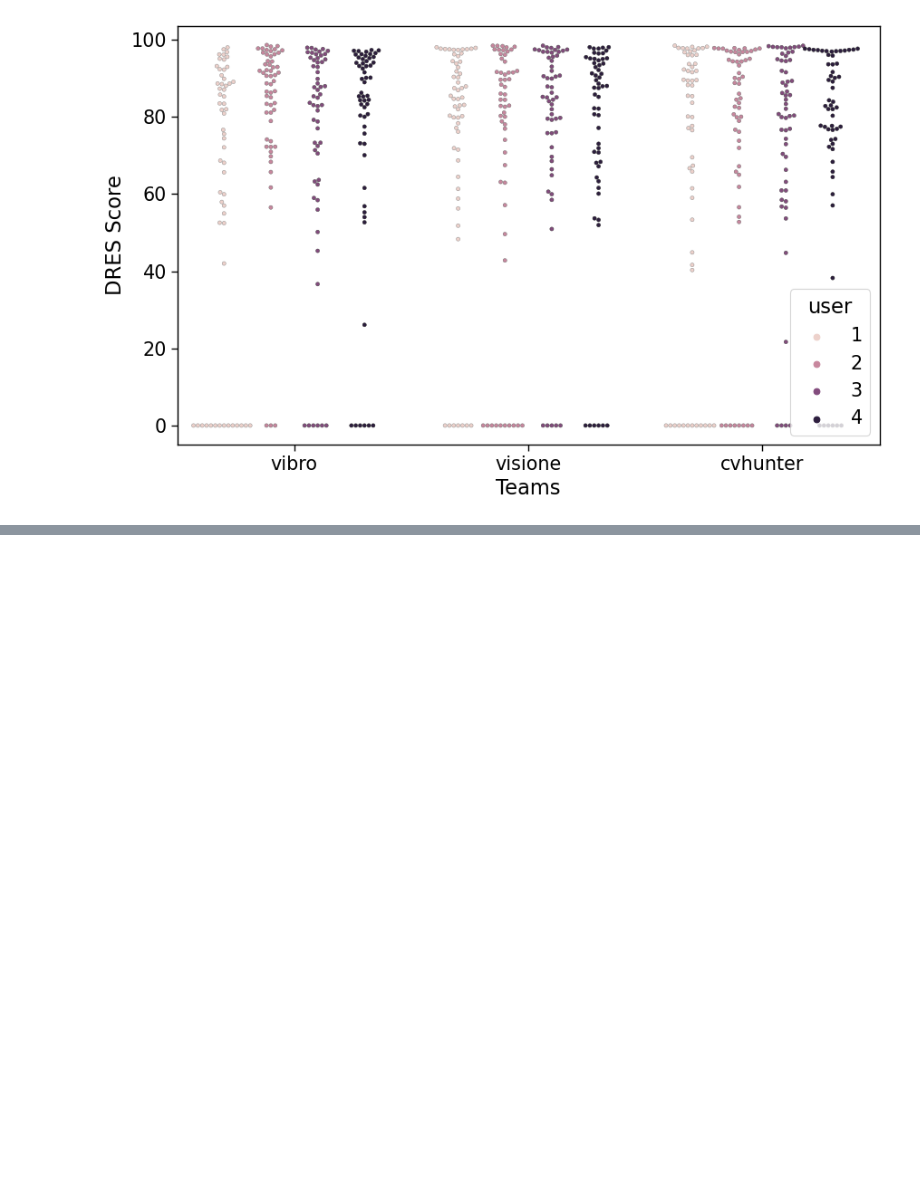
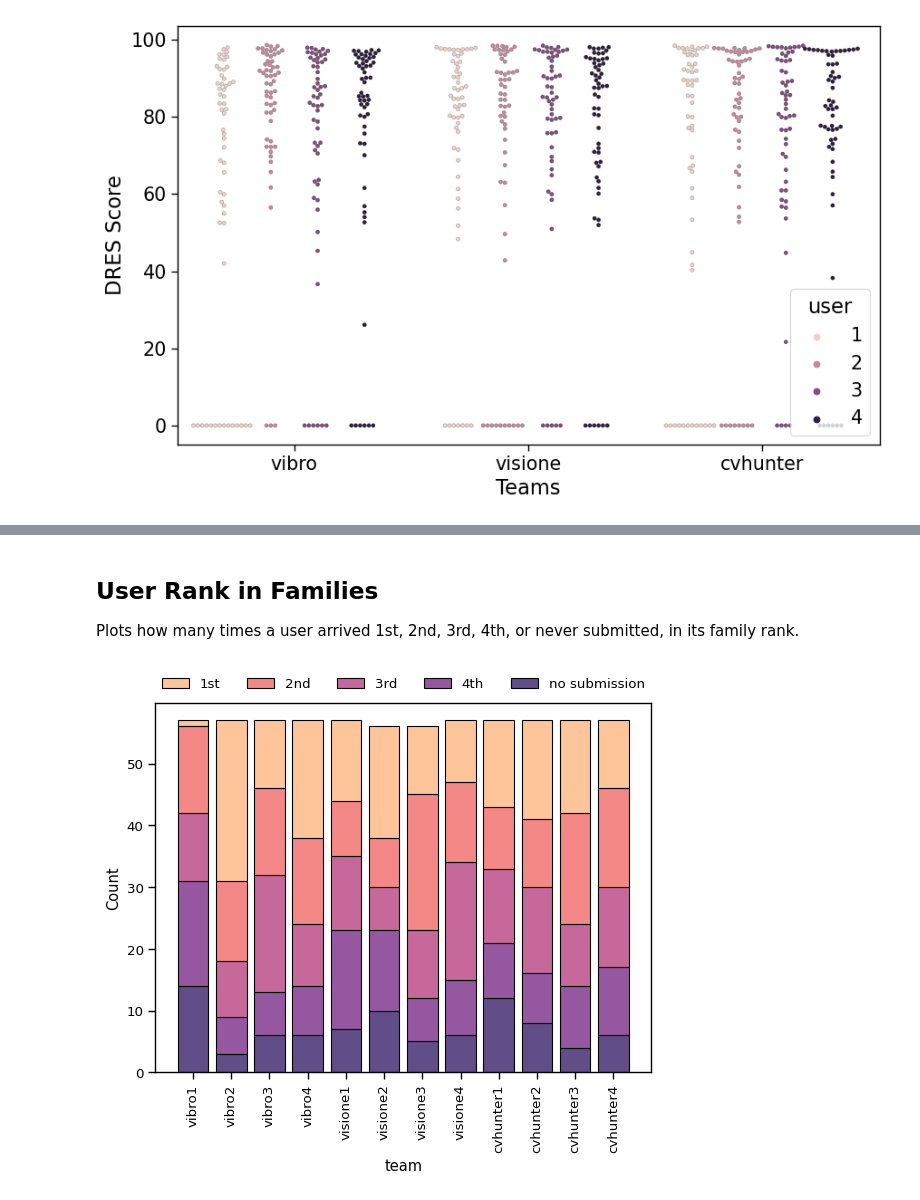
Before and after one commit to Visual-Computing/VBS22-Post-Evaluation, a Jupyter notebook: notebooks/Teams_Results_Analysis.ipynb, the cells around one changed output, grey strips where cells are left out. Cells and saved outputs as stored; diff of their text form; code cells hidden in the pictures; blank space fills up the shorter version.

```diff
--- a/notebooks/Teams_Results_Analysis.ipynb
+++ b/notebooks/Teams_Results_Analysis.ipynb
@@ -404,0 +408,3 @@ Index(['teamFamily', 'team', 'user', 'task', 'task_start',
+# %% [markdown]
+## User Rank in Families
+Plots how many times a user arrived 1st, 2nd, 3rd, 4th, or never submitted, in its family rank.
@@ -404,0 +413,36 @@ Index(['teamFamily', 'team', 'user', 'task', 'task_start',
+# %%
+sns.set_context("paper", font_scale=1.1)
+
+plot_data = df_results
+
+def rank(x):
+    return x.replace(0, np.nan).rank(method='first', ascending=False, na_option='keep')
+
+user_rank = plot_data.groupby(['teamFamily', 'task']).score.apply(rank)
+user_rank_map = {
+    1.0: '1st',
+    2.0: '2nd',
+    3.0: '3rd',
+    4.0: '4th',
+    np.nan: 'no submission',
+}
+user_rank = user_rank.replace(user_rank_map)
+plot_data = plot_data.assign(user_rank=user_rank)
+plot_data = plot_data.groupby('team').user_rank.value_counts(normalize=False).to_frame('fraction').reset_index()
+
+if True:  # VBSE final rank order of users
+    team_order = [f'{t}{u}' for t, u in itertools.product(('vibro', 'visione', 'cvhunter'), (1, 2, 3, 4))]
+    plot_data = plot_data.assign(team=pd.Categorical(plot_data.team, team_order))
+else:  # user ranked by descending '1st'
+    # team_order = plot_data.query('user_rank == "1st"').sort_values('fraction', ascending=False).team.unique()
+    team_order = plot_data.pivot_table(index='team', columns='user_rank', values='fraction', aggfunc='sum').fillna(0).sort_values(['1st', '2nd', '3rd', '4th', 'no submission'], ascending=[False]*5).index
+    plot_data = plot_data.assign(team=pd.Categorical(plot_data.team, team_order))
+
+# plot_data
+hue_order = list(user_rank_map.values())
+ax = sns.histplot(plot_data, x='team', hue='user_rank', weights='fraction', multiple='stack', shrink=0.8, hue_order=hue_order, palette="magma_r")
+plt.xticks(rotation=90)
+# move legend outside
+sns.move_legend(ax, "lower center", bbox_to_anchor=(.5, 1), ncol=5, title=None, frameon=False)
+# %% [output]
+[figure, added]
```
Also changed, not shown: parts of 14 cells of this notebook.
